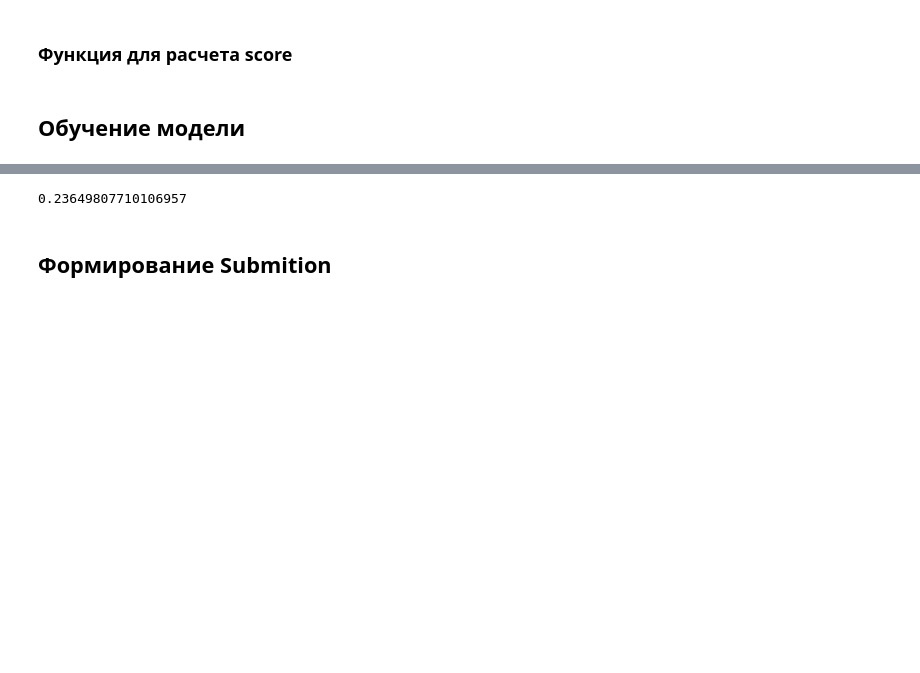
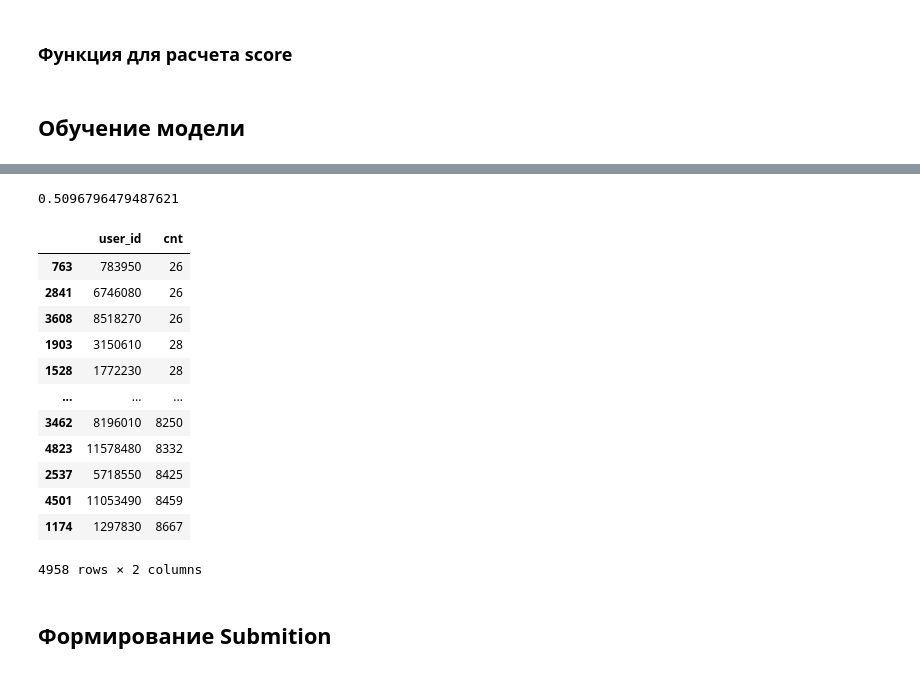
Before and after one commit to Mister-0-Zero/Academi-AI-competition, a Jupyter notebook: main.ipynb, the cells around one changed output, grey strips where cells are left out. Saved outputs shown, nothing was run; the diff lists cells and outputs as text; code cells hidden in the pictures; blank space fills up the shorter version.

```diff
--- a/main.ipynb
+++ b/main.ipynb
@@ -347,15 +345,33 @@ df_pred["score"] = df_val["pred"]
 
 df_rerank = rerank_with_diversity(df_pred, edition_genres, top_n=30, k=20)
 
-# для другого месяца поменяй границы
-val_start = date_split[0]
-val_end = date_split[1]
+val_month_index = 5
+val_start = date_split[val_month_index - 1]
+val_end = date_split[val_month_index] if val_month_index < len(date_split) else None
+if val_end is None:
+    val_end = interactions["event_ts"].max()
 val_interactions = interactions[(interactions["event_ts"] >= val_start) & (interactions["event_ts"] < val_end)]
 
 score = compute_score(df_rerank, val_interactions, editions, book_genres)
 score
 # %% [output]
-0.23649807710106957
+0.5096796479487621
+# %%
+df_train.groupby("user_id").size().reset_index(name="cnt").sort_values(by=["cnt"])
+# %% [output]
+|  | user_id | cnt |
+| 763 | 783950 | 26 |
+| 2841 | 6746080 | 26 |
+| 3608 | 8518270 | 26 |
+| 1903 | 3150610 | 28 |
+| 1528 | 1772230 | 28 |
+| ... | ... | ... |
+| 3462 | 8196010 | 8250 |
+| 4823 | 11578480 | 8332 |
+| 2537 | 5718550 | 8425 |
+| 4501 | 11053490 | 8459 |
+| 1174 | 1297830 | 8667 |
+4958 rows × 2 columns
 # %% [markdown]
 ## Формирование Submition
 # %%
```
Also changed, not shown: parts of 14 cells of this notebook, 4 other files.
